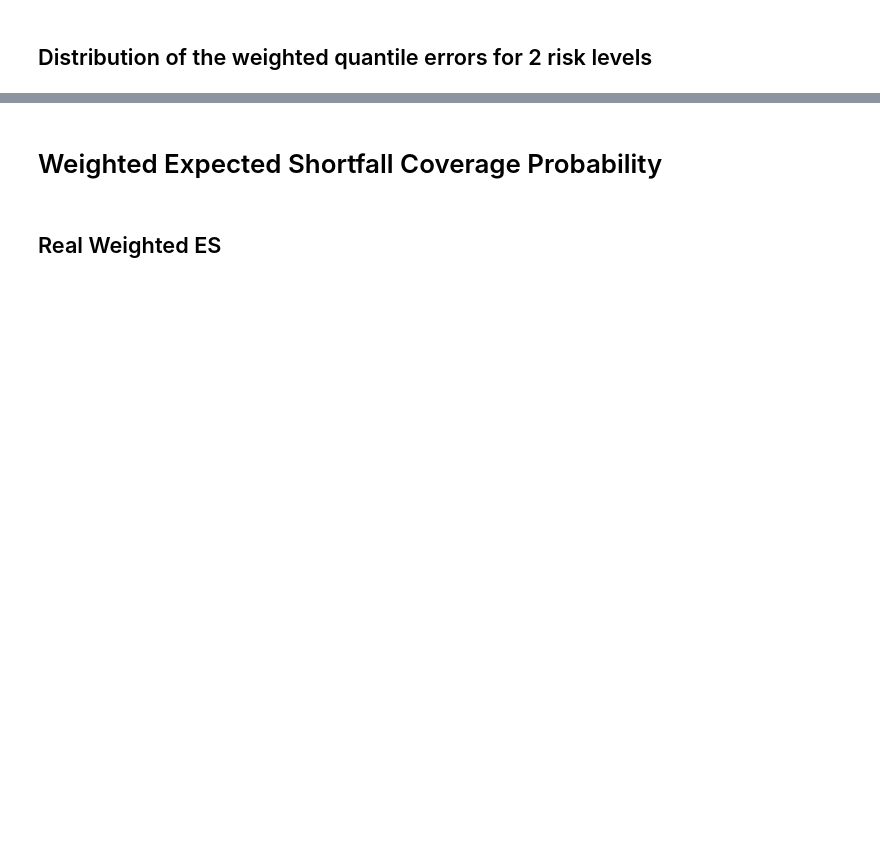
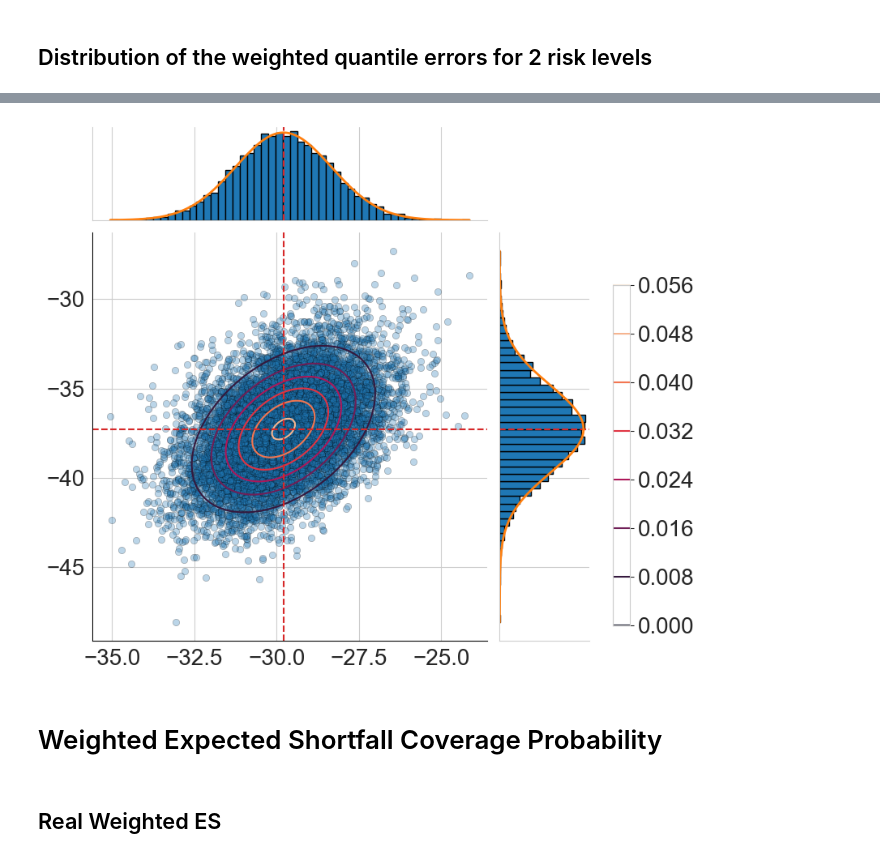
Before and after one commit to michael-allouche/confidence-region-weighted-quantile, a Jupyter notebook: confidence_region_WQ.ipynb, the cells around one changed output, grey strips where cells are left out. Drawn from its saved outputs; the diff is of its cells as text; code cells hidden in the pictures; blank space fills up the shorter version.

```diff
--- a/confidence_region_WQ.ipynb
+++ b/confidence_region_WQ.ipynb
@@ -133,8 +288,8 @@ CI_SIDE = 'left'  # confidence interval side: {'left', 'right'}
 # ---------------
 
 # Compute the errors
-error_1 =  dict_result_1[f'ci_{CI_SIDE}'] - qW_real_1
-error_2 =  dict_result_2[f'ci_{CI_SIDE}'] - qW_real_2
+error_1 =  np.sqrt(N_SAMPLES) * (dict_result_1[f'ci_{CI_SIDE}'] - qW_real_1)
+error_2 =  np.sqrt(N_SAMPLES) * (dict_result_2[f'ci_{CI_SIDE}'] - qW_real_2)
 
 # Estimate the parameters of the Gaussian distribution (mean, covariance)
 mu_1 = error_1.mean()
@@ -147,37 +302,45 @@ h = sns.JointGrid(x=error_1, y=error_2, height=7, ratio=4)
 h = h.plot_joint(sns.scatterplot, alpha=0.3, edgecolor='black')
 
 # Make a contour plot
 # ===================
 xx, yy = np.meshgrid(np.linspace(np.min(error_1)*0.95, np.max(error_1)*1.05, 100),
                      np.linspace(np.min(error_2)*0.95, np.max(error_2)*1.05, 100),)
 # 2D-Gaussian distribution with empirical parameters
-gaussian_model = st.multivariate_normal(mean=np.stack([mu_1, mu_2]),
-                                       cov=cov)
+gaussian_model = st.multivariate_normal(mean=np.stack([mu_1, mu_2]), cov=cov)
 pdfs = gaussian_model.pdf(np.dstack((xx, yy)))
-h.ax_joint.contour(xx, yy, pdfs, )
+cs = h.ax_joint.contour(xx, yy, pdfs,)
 h.refline(x=mu_1, y=mu_2, color='C3')
+
+# Add a colorbar axis manually
+#h.figure.subplots_adjust(right=0.85)  # make room on the right
+cax = h.figure.add_axes([1.02, 0.1, 0.03, 0.6])  # [left, bottom, width, height]
+cbar = h.figure.colorbar(cs, cax=cax)
+cbar.ax.tick_params(labelsize=20)
+
 
 # Marginal 1
 # ==========
 h.ax_marg_x.hist(error_1, density=True, bins=50, edgecolor='black')
 h.ax_marg_x.plot(np.sort(error_1), st.norm(mu_1, np.sqrt(cov[0][0])).pdf(np.sort(error_1)), color='C1', linewidth=2)
 
 # Marginal 2
 # ==========
 h.ax_marg_y.hist(error_2, density=True, bins=50, orientation="horizontal", edgecolor='black')
 h.ax_marg_y.plot(st.norm(mu_2, np.sqrt(cov[1][1])).pdf(np.sort(error_2)), np.sort(error_2), color='C1', linewidth=2,)
 
 # -----------
 h.ax_joint.tick_params(axis='both', labelsize=20)
 h.ax_joint.set_label(None)
 h.ax_joint.spines["left"].set_color("black")
 h.ax_joint.spines["bottom"].set_color("black")
 h.ax_joint.set_xlabel(None)
 h.ax_joint.set_ylabel(None)
 h.figure.tight_layout()
 sns.despine()
 
-#plt.savefig(f'imgs/dist_erros_a1-{int(ALPHA_1*100)}_a1-{int(ALPHA_2*100)}_scenario-{SCENARIO}_side-{CI_SIDE}.jpg')
+#plt.savefig(f'imgs/dist_erros_a1-{int(ALPHA_1*100)}_a1-{int(ALPHA_2*100)}_scenario-{SCENARIO}_side-{CI_SIDE}.jpg', bbox_inches='tight',)
+# %% [output]
+[figure, added]
 # %% [markdown]
 # Weighted Expected Shortfall Coverage Probability
 # %% [markdown]
```
Also changed, not shown: parts of 24 cells of this notebook, 14 other files.
